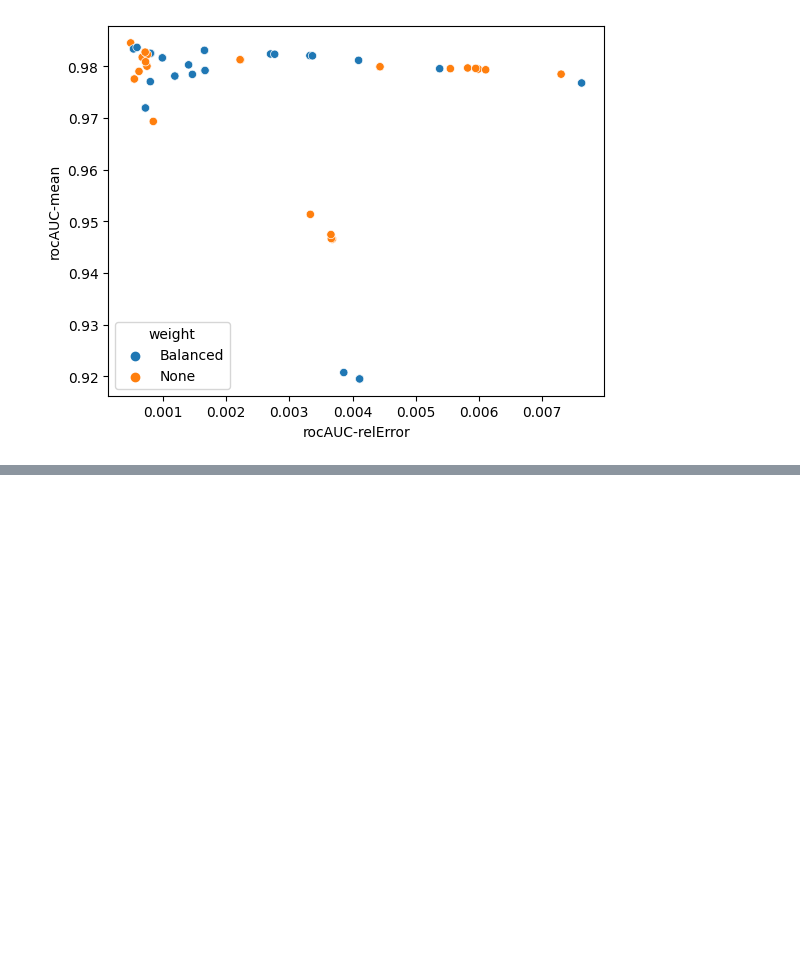
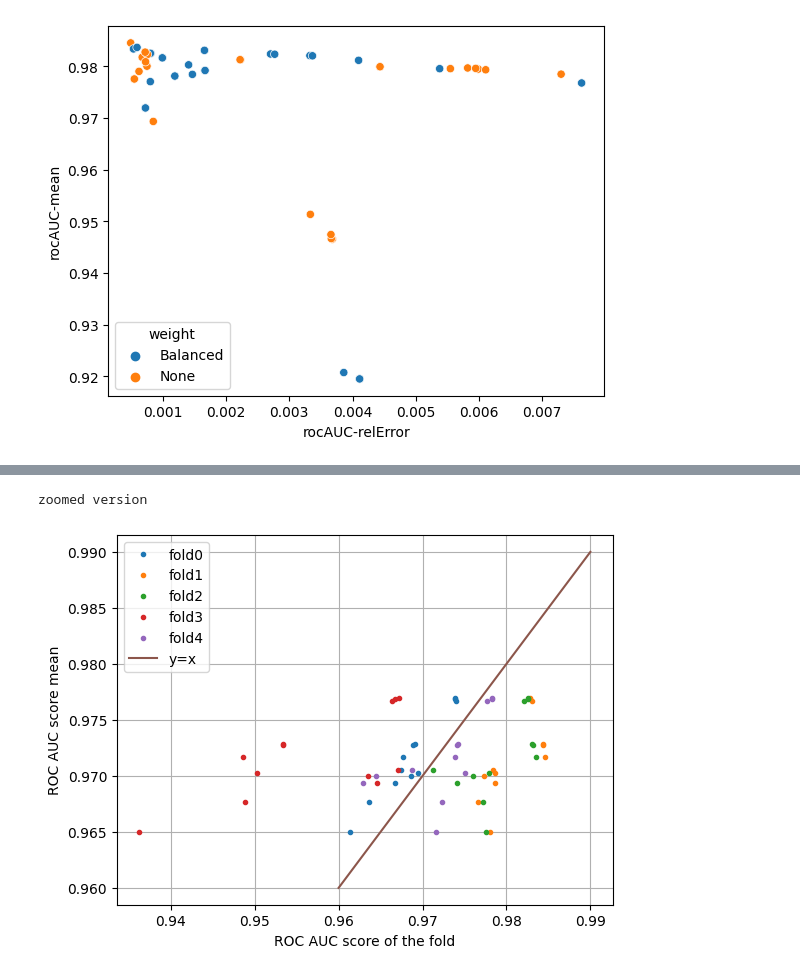
Before and after one commit to mhassans/galaxyMorphology, a Jupyter notebook: PlotHyperParamOpt.ipynb, the cells around one changed output, grey strips where cells are left out. Saved outputs shown, nothing was run; the diff lists cells and outputs as text; code cells hidden in the pictures; blank space fills up the shorter version.

```diff
--- a/PlotHyperParamOpt.ipynb
+++ b/PlotHyperParamOpt.ipynb
@@ -232,0 +278,14 @@ scatterplotColored(x="rocAUC-relError", y="rocAUC-mean", hue="weight", data=df_p
+# %%
+df3 = df_q[df_q['rocAUC-mean']>0.96]
+for i in range(5):
+    plt.plot(df3['rocAUC-fold{}'.format(i)],df3['rocAUC-mean'],'.', label='fold{}'.format(i))
+x = np.linspace(0.96, 0.99, 100)
+plt.plot(x,x,'-', label='y=x')
+plt.legend()
+plt.xlabel('ROC AUC score of the fold')
+plt.ylabel('ROC AUC score mean')
+plt.grid()
+print('zoomed version')
+# %% [output]
+zoomed version
+[figure, added]
```
Also changed, not shown: parts of 25 cells of this notebook, 5 other files.
